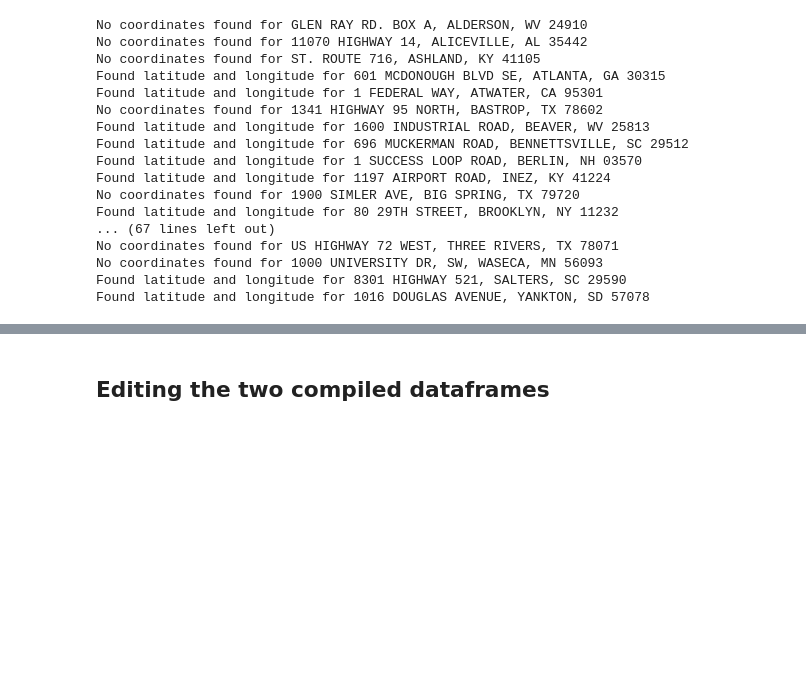
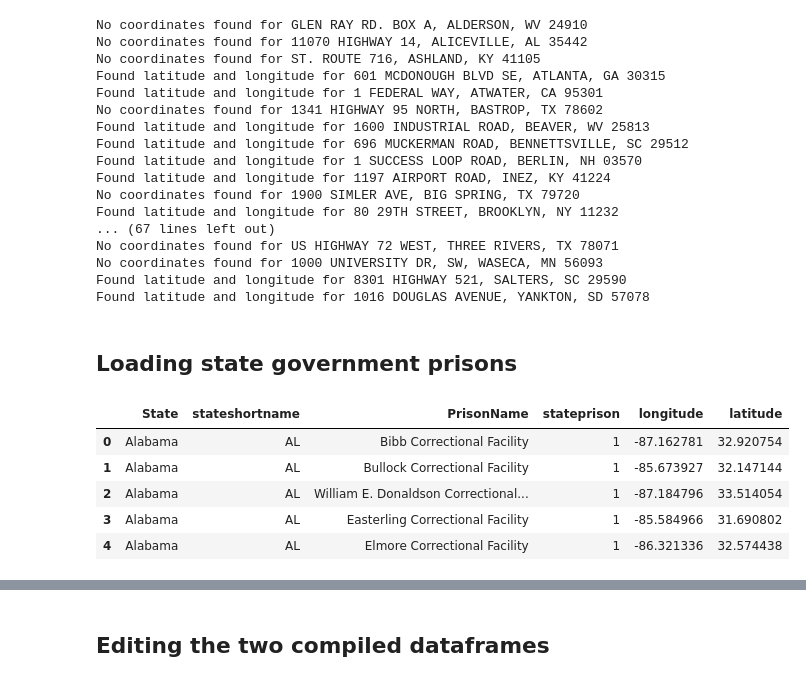
Before and after one commit to miolow/US_prisons, a Jupyter notebook: pp_draft1.ipynb, the cells around one changed output, grey strips where cells are left out. Saved outputs shown, nothing was run; the diff lists cells and outputs as text; code cells hidden in the pictures; blank space fills up the shorter version.

```diff
--- a/pp_draft1.ipynb
+++ b/pp_draft1.ipynb
@@ -467,3 +469,5 @@ No coordinates found for US HIGHWAY 72 WEST, THREE RIVERS, TX 78071
 No coordinates found for 1000 UNIVERSITY DR, SW, WASECA, MN 56093
 Found latitude and longitude for 8301 HIGHWAY 521, SALTERS, SC 29590
 Found latitude and longitude for 1016 DOUGLAS AVENUE, YANKTON, SD 57078
+# %% [markdown]
+## Loading state government prisons
@@ -469,0 +501,9 @@ Found latitude and longitude for 1016 DOUGLAS AVENUE, YANKTON, SD 57078
+# %%
+stateprisons_df.head()
+# %% [output]
+|  | State | stateshortname | PrisonName | stateprison | longitude | latitude |
+| 0 | Alabama | AL | Bibb Correctional Facility | 1 | -87.162781 | 32.920754 |
+| 1 | Alabama | AL | Bullock Correctional Facility | 1 | -85.673927 | 32.147144 |
+| 2 | Alabama | AL | William E. Donaldson Correctional... | 1 | -87.184796 | 33.514054 |
+| 3 | Alabama | AL | Easterling Correctional Facility | 1 | -85.584966 | 31.690802 |
+| 4 | Alabama | AL | Elmore Correctional Facility | 1 | -86.321336 | 32.574438 |
```
Also changed, not shown: parts of 31 cells of this notebook.
